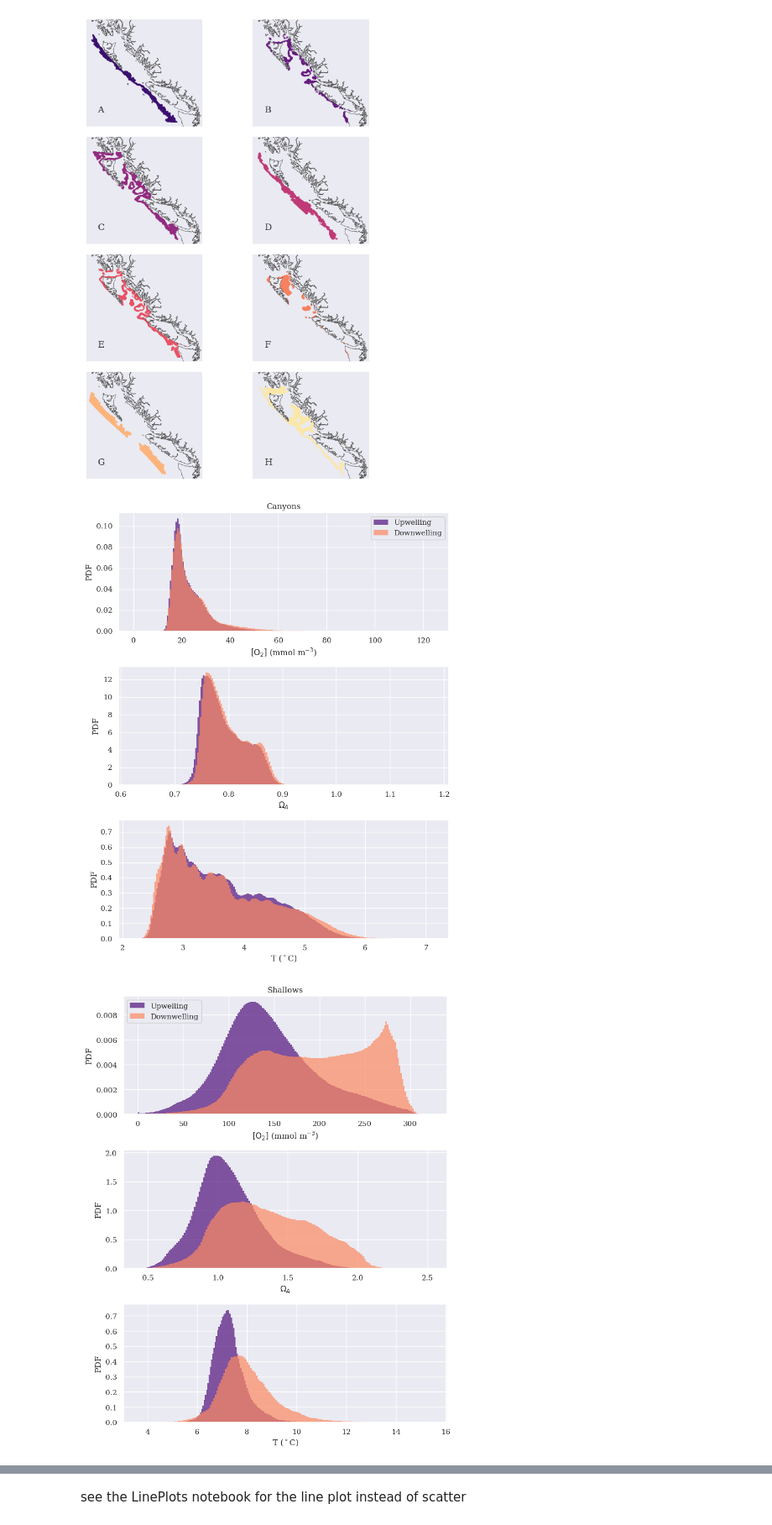
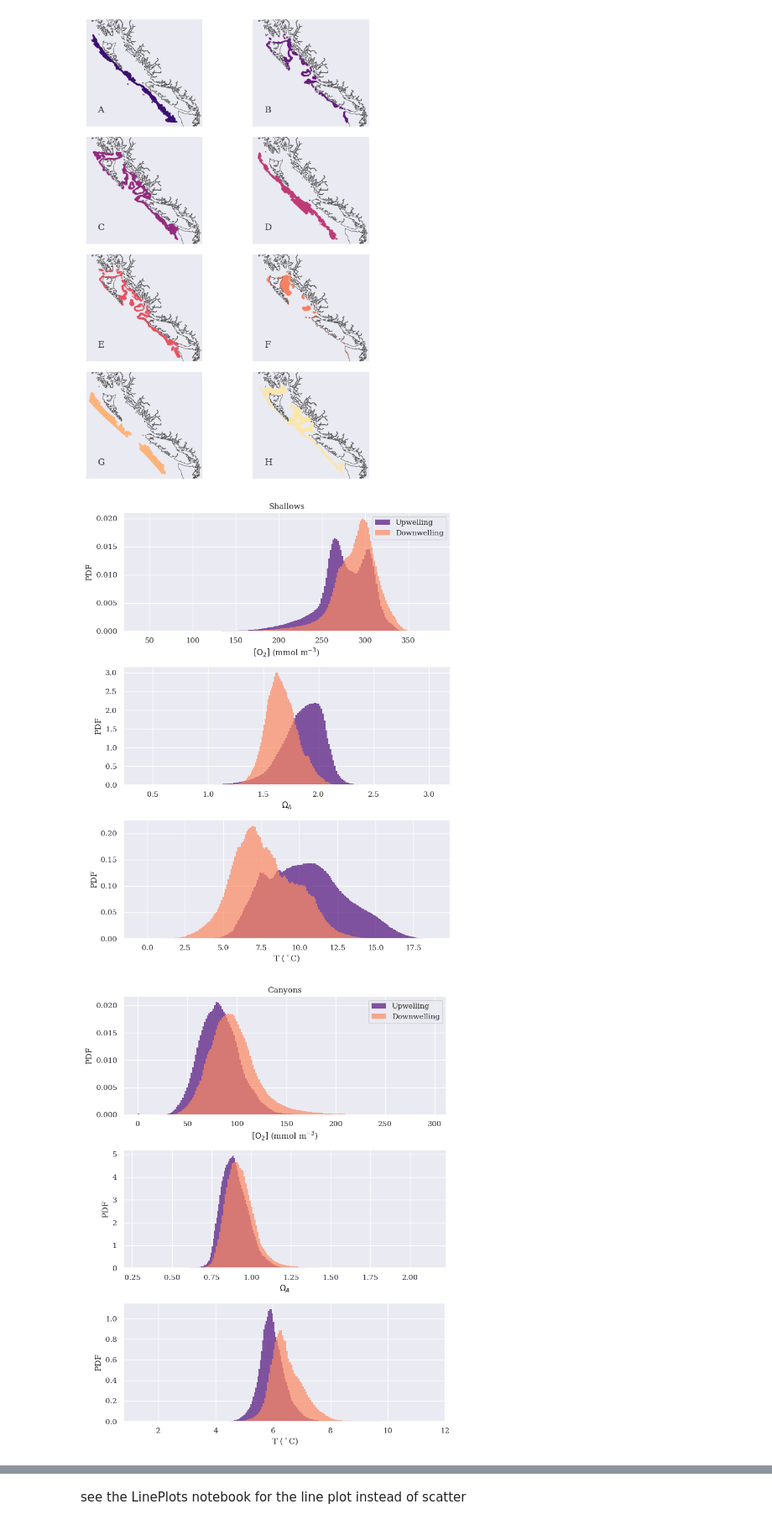
Before and after one commit to ashao/NEP36_cluster_analysis, a Jupyter notebook: compare_cluster_distributions.ipynb, the cells around one changed output, grey strips where cells are left out. Shown at 84% size. Cells and saved outputs as stored; diff of their text form; code cells hidden in the pictures.

Commit message:
Update cluster labels

```diff
--- a/compare_cluster_distributions.ipynb
+++ b/compare_cluster_distributions.ipynb
@@ -43,8 +43,8 @@ clusters_ds = [ xr.open_dataset(file, chunks={'time':439}, engine='h5netcdf') fo
 # %%
 #cluster_ds
 # %%
-plot_clusters = [0, 4]
-cluster_names = {0:'Canyons', 4:'Shallows'}
+plot_clusters = [5, 7]
+cluster_names = {5:'Shallows', 7:'Canyons'}
 # %%
 for cluster_ds in clusters_ds:
     cluster_ds['ALK_norm'] = 32.5*cluster_ds['ALK']/cluster_ds['S']
@@ -85,7 +85,6 @@ units = dict(
 )
 
 
-cluster_name=['Canyons','','','', 'Shallows']
 for cluster_label, cluster_ds in enumerate(clusters_ds):
     if cluster_label in plot_clusters:
         plt.figure(figsize=(8,10))
@@ -97,6 +96,6 @@ for cluster_label, cluster_ds in enumerate(clusters_ds):
             else:
                 plt.ylabel(f"{long_names[var]} ({units[var]})")
             if idx == 0:
-                plt.title(f'CLUSTER: '+ cluster_name[cluster_label])# {cluster_label}')
+                plt.title(f'CLUSTER: '+ cluster_names[cluster_label])# {cluster_label}')
 plt.tight_layout()
 # %% [output]
@@ -141,7 +140,7 @@ for ii in np.arange(2):
     lat1=56;lat2=47;lon1=-135;lon2=-122
     ax.set_extent([ lon1, lon2, lat1,lat2], crs=ccrs.PlateCarree())
     ax.text(at, bt, subpanel[ii], transform=ax.transAxes,  va='top', fontweight='normal',zorder=1000)
-    plt.title(cluster_name[cluster_id])
+    plt.title(cluster_names[cluster_id])
 ###############
 at=-0.28
 bt=1.05
@@ -249,37 +248,37 @@ def filter_by_season_and_values(ds,month_range):
   #      'size'   : 12}
 
 #matplotlib.rc('font', **font)
 
 downwelling = {}
 upwelling = {}
 #sns.set_style('ticks')
 
 for cluster_label, cluster_ds in enumerate(clusters_ds):
     if cluster_label in plot_clusters:
         plt.figure(figsize=(8,10))
         ds_months = cluster_ds.groupby('time.month')
         # For every dataset separate data in upwelling and downwelling months
         upwelling_ds = filter_by_season_and_values(cluster_ds, upwelling_months)
         downwelling_ds = filter_by_season_and_values(cluster_ds, downwelling_months)
         downwelling[cluster_label] = downwelling_ds.copy()
         upwelling[cluster_label] = upwelling_ds.copy()
         for idx, var in enumerate(timeseries_vars):
             ax=plt.subplot(3,1,idx+1)
             plt.hist(upwelling_ds[var].to_numpy().flatten(),label='Upwelling', **hist_kwargs, color=colorA)
             plt.hist(downwelling_ds[var].to_numpy().flatten(),label='Downwelling', **hist_kwargs, color=colorB)
             ax.set_ylabel('PDF')
             if var=='OmegaA':
                 ax.set_xlabel(f"{long_names[var]}")
             else:
                 ax.set_xlabel(f"{long_names[var]} ({units[var]})")
             if idx == 0:
-                plt.title(cluster_name[cluster_label])
+                plt.title(cluster_names[cluster_label])
                 plt.legend()
         plt.tight_layout()
-        plt.savefig('distr'+str(cluster_name[cluster_label])+'.jpg', format='jpg', bbox_inches='tight',transparent=False,dpi=500)
+        plt.savefig('distr'+str(cluster_names[cluster_label])+'.jpg', format='jpg', bbox_inches='tight',transparent=False,dpi=500)
 # %% [output]
-[figure, old version]
+[figure, new version]
-[figure, old version]
+[figure, new version]
 # %%
 # plt.style.use(['seaborn-notebook'])
 # %%
```
Also changed, not shown: parts of 8 cells of this notebook.
